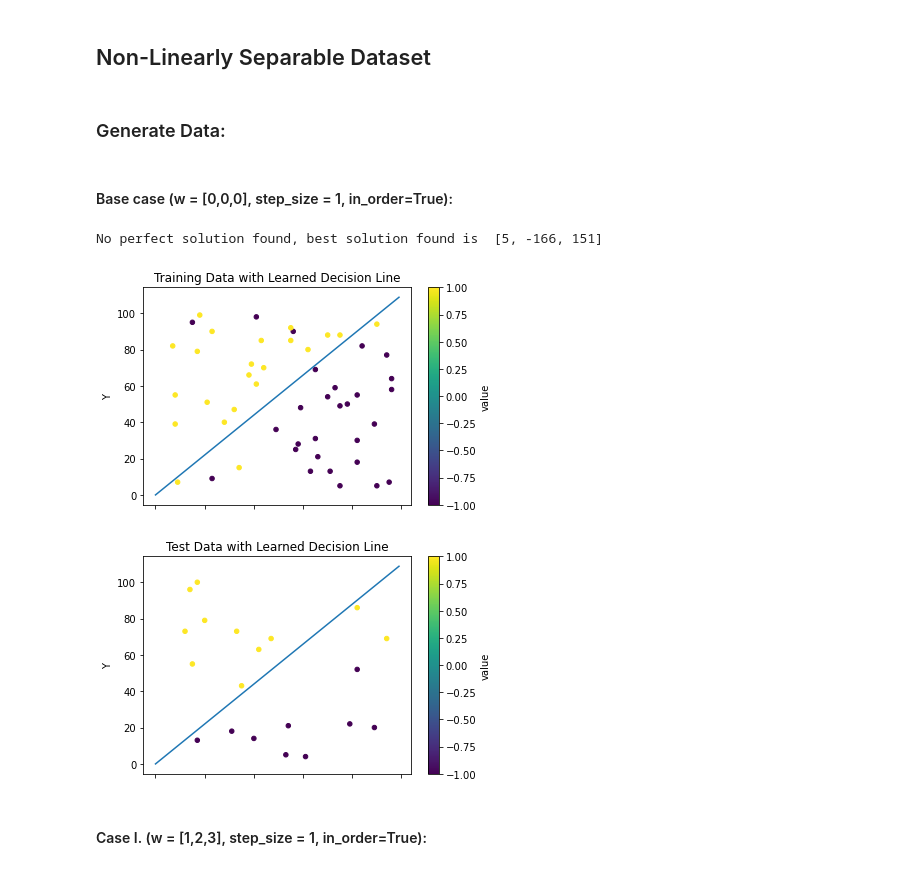
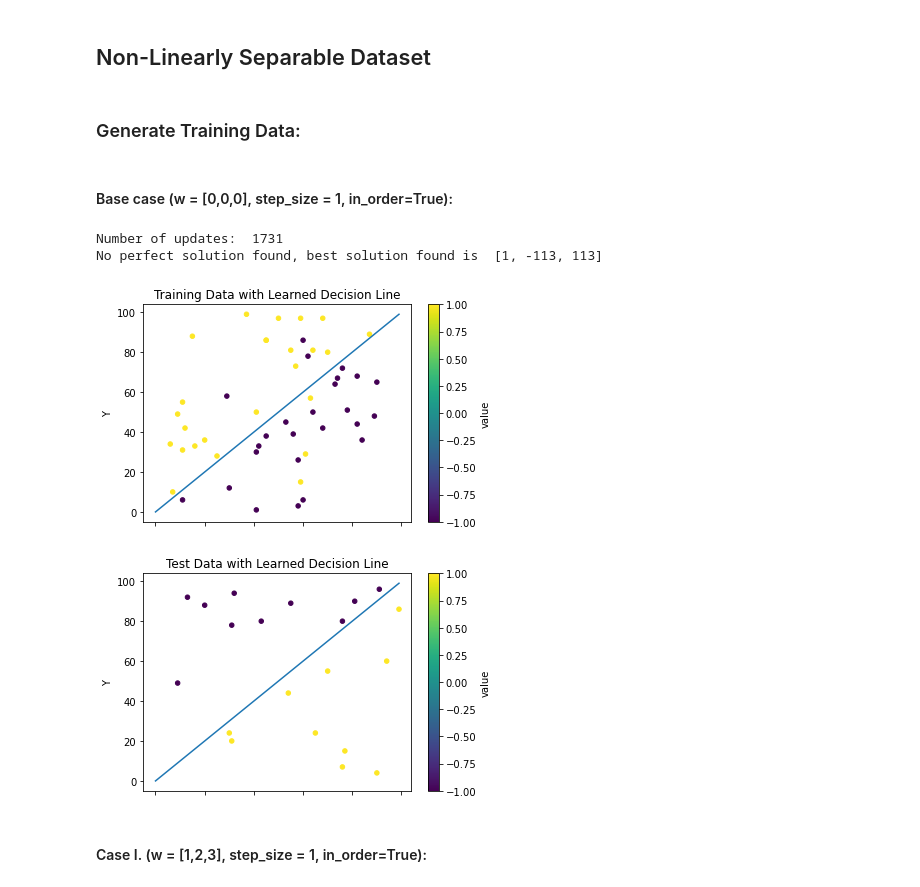
Before and after one commit to LioraW/PLA-Algorithm, a Jupyter notebook: project1.ipynb, the cells around one changed output. Cells and saved outputs as stored; diff of their text form; code cells hidden in the pictures.

Commit message:
counts number of updates

```diff
--- a/project1.ipynb
+++ b/project1.ipynb
@@ -75,11 +75,11 @@ def num_missclassified_points(w, x, y):
     return len(missed_points)
 # %%
 import numpy as np
-def pla(x, y, passes, step_size, w=[0,0,0]):
+def pla(x, y, passes, step_size=1, w=[0,0,0]):
+    num_updates = 0
 
     num_missed_points = len(x) #assume it starts with them all missclassified
     min_error_result = w #keep track of the min error case for non-linearly separable data
-    reached_threshold=False
 
     for c in range(passes):
         updated = False
@@ -87,7 +87,9 @@ def pla(x, y, passes, step_size, w=[0,0,0]):
             if y[i] * np.dot(w, x[i]) <= 0:
                 update = [step_size * y[i] * point for point in x[i]]
                 w = [sum(i) for i in zip(*[w,update])] #returns a vector of the sums of corresponding values in each vector (w and update)
+
                 updated = True
+                num_updates += 1
 
                 #check for the number of misclassified points and keep track of the min error
                 if num_missclassified_points(w, x, y) < num_missed_points:
@@ -97,6 +99,8 @@ def pla(x, y, passes, step_size, w=[0,0,0]):
         if not updated:
             break
 
+    print("Number of updates: ", num_updates)
+
     if not updated:
         print("First solution found: " , w)
     else:
@@ -106,3 +112,5 @@ def pla(x, y, passes, step_size, w=[0,0,0]):
+# %%
+test_data = generateData(20)
 # %% [markdown]
 <h2>Linearly Separable Data Set
 # %% [markdown]
@@ -162,6 +172,6 @@ First solution found:  [0, 440, -428]
 # %% [markdown]
 <h2>Non-Linearly Separable Dataset
 # %% [markdown]
-<h3>Generate Data:
+<h3>Generate Training Data:
 # %%
 training_data_nls = generateData(50, linearly_separable=False)
@@ -174,17 +183,18 @@ values = sep_data(training_data_nls)[1]
 <h4>Base case (w = [0,0,0], step_size = 1, in_order=True):
 # %%
 #Run PLA on training Data
-result = pla(points, values, 100, step_size=1)
+result = pla(points, values, 100, step_size=1, w=[0,0,0])
 
 #Plot Training data with Learned Decision Line
 plot_data(training_data_nls, 'Training Data with Learned Decision Line', result)
 
 #Plot Test Data with Learned Decision Line
-plot_data(test_data_nls, 'Test Data with Learned Decision Line', result)
+plot_data(test_data, 'Test Data with Learned Decision Line', result)
 # %% [output]
-No perfect solution found, best solution found is  [5, -166, 151]
+Number of updates:  1731
+No perfect solution found, best solution found is  [1, -113, 113]
-[figure, old version]
+[figure, new version]
-[figure, old version]
+[figure, new version]
 # %% [markdown]
 <h4>Case I. (w = [1,2,3], step_size = 1, in_order=True):
 # %%
```
Also changed, not shown: parts of 8 cells of this notebook.
